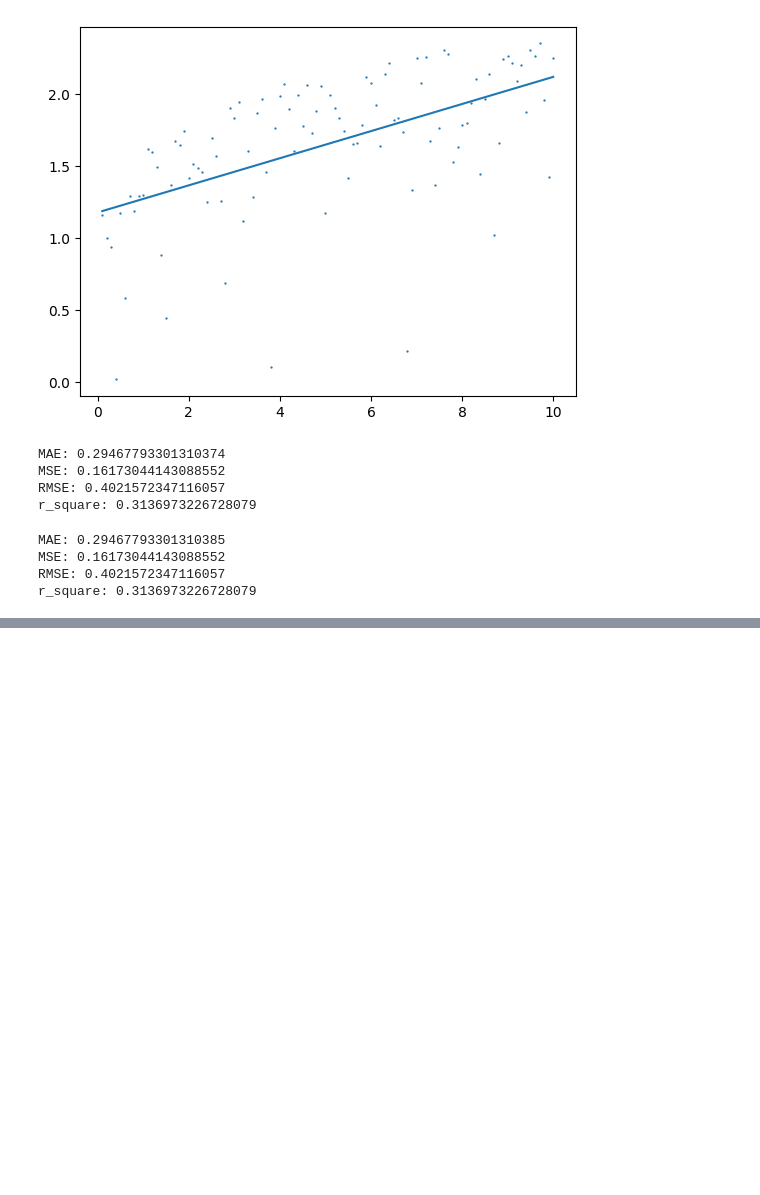
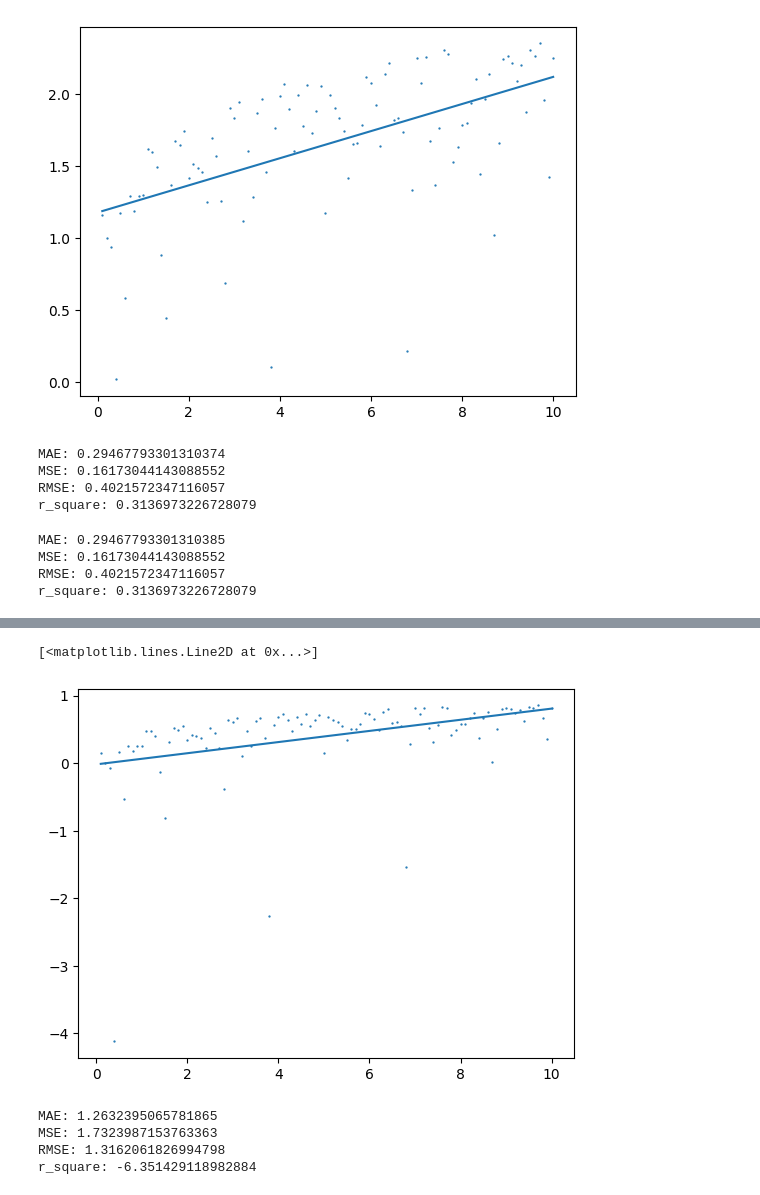
Before and after one commit to nag2mani/Machine_Learning, a Jupyter notebook: CoreML/My_Models_LR_MLR/data3.ipynb, the cells around one changed output, grey strips where cells are left out. Drawn from its saved outputs; the diff is of its cells as text; code cells hidden in the pictures; blank space fills up the shorter version.

```diff
--- a/CoreML/My_Models_LR_MLR/data3.ipynb
+++ b/CoreML/My_Models_LR_MLR/data3.ipynb
@@ -115,0 +168,32 @@ r_square: 0.3136973226728079
+# %%
+predicted_Y = []
+for i in range(100):
+#   r = alpha * np.exp(beta * X[i])
+  y = np.log(alpha) + beta * X[i]
+  r = y
+  predicted_Y.append(r)
+
+#plotting graph; Given data set is scatter but predicted dataset is in the form of line.
+plt.scatter(X, L, s=0.4, )
+plt.plot(X, predicted_Y)
+# %% [output]
+[<matplotlib.lines.Line2D at 0x...>]
+[figure, added]
+# %%
+# Error between "prediction by My Own Regression model" and "given data."
+
+mae = mean_absolute_error(y_true=y_array,y_pred=predicted_Y)
+mse = mean_squared_error(y_true=y_array,y_pred=predicted_Y)
+rmse = root_mean_squared_error(y_true=y_array,y_pred=predicted_Y)
+r_square = r2_score(y_array, predicted_Y)
+
+print("MAE:",mae)
+print("MSE:",mse)
+print("RMSE:",rmse)
+print("r_square:", r_square)
+# [mae, mse, rmse, r_square]
+# %% [output]
+MAE: 1.2632395065781865
+MSE: 1.7323987153763363
+RMSE: 1.3162061826994798
+r_square: -6.351429118982884
```
Also changed, not shown: parts of 6 cells of this notebook, 1 other file.
